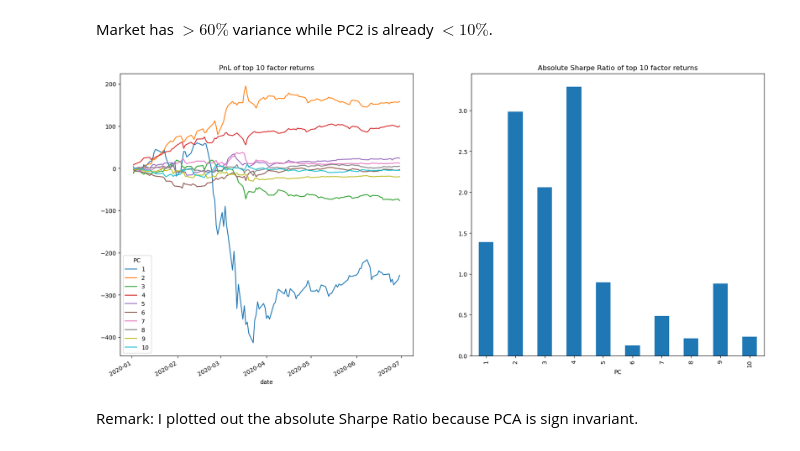
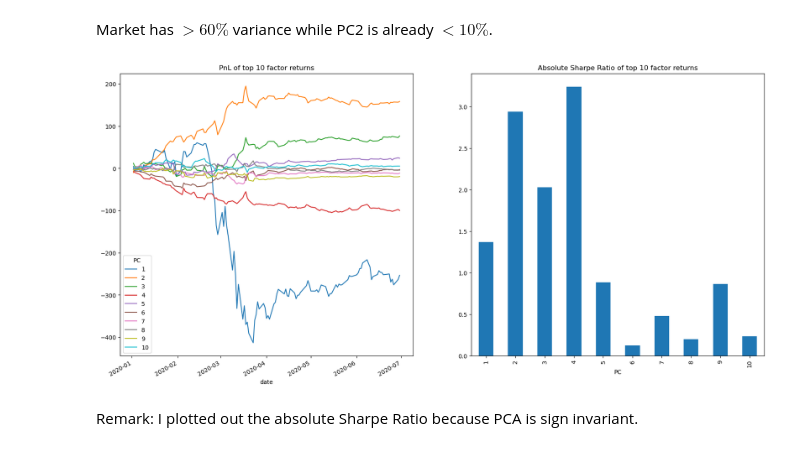
Before and after one commit to ccyccyjustin/NTU, a Jupyter notebook: NTU_Tutorial3.ipynb, the cells around one changed output. Drawn from its saved outputs; the diff is of its cells as text; code cells hidden in the pictures.

```diff
--- a/NTU_Tutorial3.ipynb
+++ b/NTU_Tutorial3.ipynb
@@ -156,6 +174,7 @@ PCA(n_components=10)
 # %%
 eig_vec = pd.DataFrame(pca_mod.components_, columns=fit_data.columns, index=range(1, n_components + 1))
 eig_vec = eig_vec.rename_axis(index='PC').rename_axis(columns='sec')
+eig_vec = eig_vec.mul(np.sign(eig_vec.mean(axis=1)), axis=0) # Force positive 'orientation'
 eig_val = pd.Series(pca_mod.explained_variance_ratio_, index=range(1, n_components + 1))
 # %%
 eig_vec.T.hist(layout=(4, 3), figsize=(15, 8), bins=50);
@@ -175,15 +194,16 @@ plt.show()
 # %% [markdown]
 Market has $> 60 \%$ variance while PC2 is already $<10 \%$.
 # %%
+ann = 252
 factor_ret = fit_data @ eig_vec.T
-factor_sr = factor_ret.mean() / factor_ret.std() * np.sqrt(260)
+factor_sr = factor_ret.mean() / factor_ret.std() * np.sqrt(ann)
 
 fig, ax = plt.subplots(1, 2, figsize=(20, 10));
 
 factor_ret.cumsum().plot(ax=ax[0], title=f'PnL of top {n_components} factor returns');
 factor_sr.abs().plot.bar(title=f'Absolute Sharpe Ratio of top {n_components} factor returns', ax=ax[1]);
 # %% [output]
-[figure, old version]
+[figure, new version]
 # %% [markdown]
 Remark: I plotted out the absolute Sharpe Ratio because PCA is sign invariant.
 # %% [markdown]
```
Also changed, not shown: parts of 9 cells of this notebook, 8 other files.
